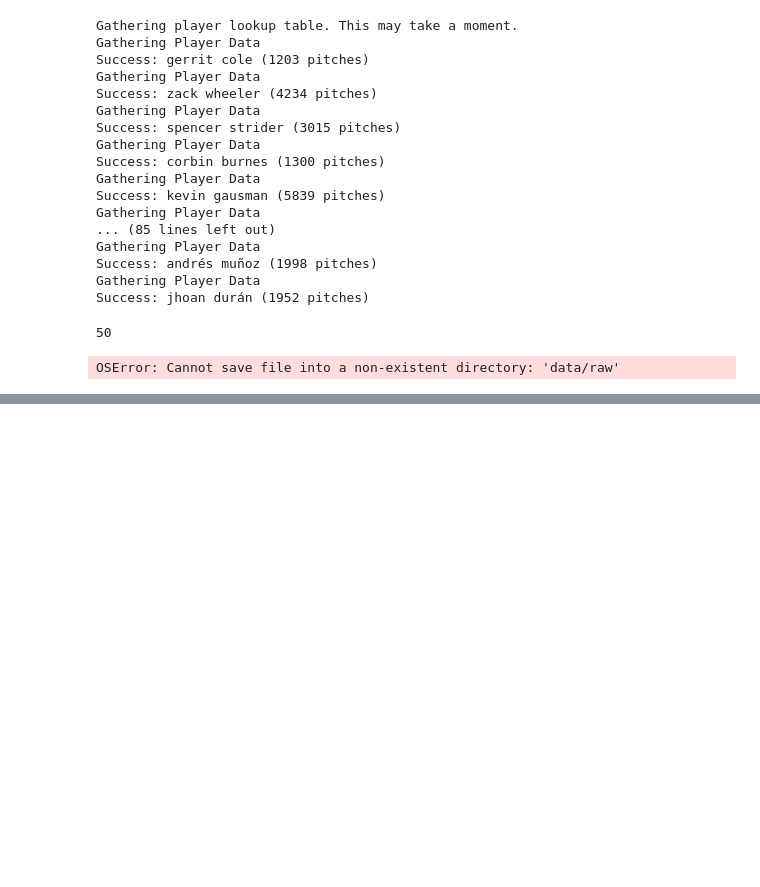
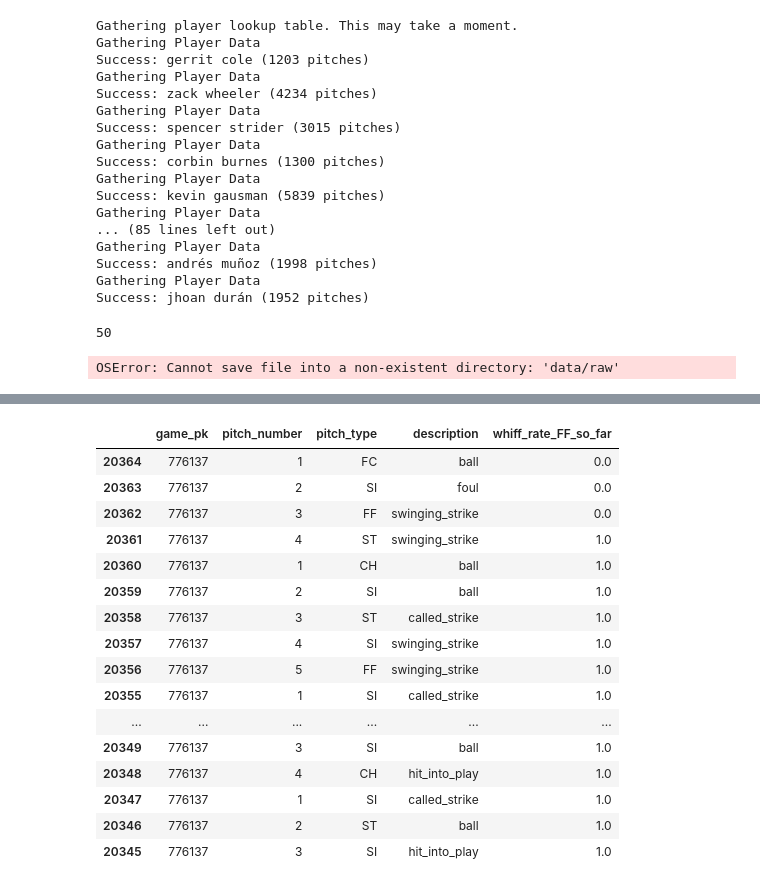
Before and after one commit to aaravmehta111/baseball-pitch-predictor, a Jupyter notebook: 01_data_exploration.ipynb, the cells around one changed output, grey strips where cells are left out. Cells and saved outputs as stored; diff of their text form; code cells hidden in the pictures; blank space fills up the shorter version.

```diff
--- a/01_data_exploration.ipynb
+++ b/01_data_exploration.ipynb
@@ -332,0 +618,3 @@ combined_data.to_csv('data/raw/pitchers_2025_2026.csv', index=False)
+# %%
+test5 = add_pitch_effectiveness(combined_data)
+[col for col in test5.columns if col.startswith('whiff_rate_')]
@@ -332,0 +635,20 @@ combined_data.to_csv('data/raw/pitchers_2025_2026.csv', index=False)
+# %%
+test5[test5['pitcher'] == 657277][['game_pk', 'pitch_number', 'pitch_type', 'description', 'whiff_rate_FF_so_far']].head(20)
+# %% [output]
+|  | game_pk | pitch_number | pitch_type | description | whiff_rate_FF_so_far |
+| 20364 | 776137 | 1 | FC | ball | 0.0 |
+| 20363 | 776137 | 2 | SI | foul | 0.0 |
+| 20362 | 776137 | 3 | FF | swinging_strike | 0.0 |
+| 20361 | 776137 | 4 | ST | swinging_strike | 1.0 |
+| 20360 | 776137 | 1 | CH | ball | 1.0 |
+| 20359 | 776137 | 2 | SI | ball | 1.0 |
+| 20358 | 776137 | 3 | ST | called_strike | 1.0 |
+| 20357 | 776137 | 4 | SI | swinging_strike | 1.0 |
+| 20356 | 776137 | 5 | FF | swinging_strike | 1.0 |
+| 20355 | 776137 | 1 | SI | called_strike | 1.0 |
+| ... | ... | ... | ... | ... | ... |
+| 20349 | 776137 | 3 | SI | ball | 1.0 |
+| 20348 | 776137 | 4 | CH | hit_into_play | 1.0 |
+| 20347 | 776137 | 1 | SI | called_strike | 1.0 |
+| 20346 | 776137 | 2 | ST | ball | 1.0 |
+| 20345 | 776137 | 3 | SI | hit_into_play | 1.0 |
```
Also changed, not shown: parts of 41 cells of this notebook, 1 other file.
